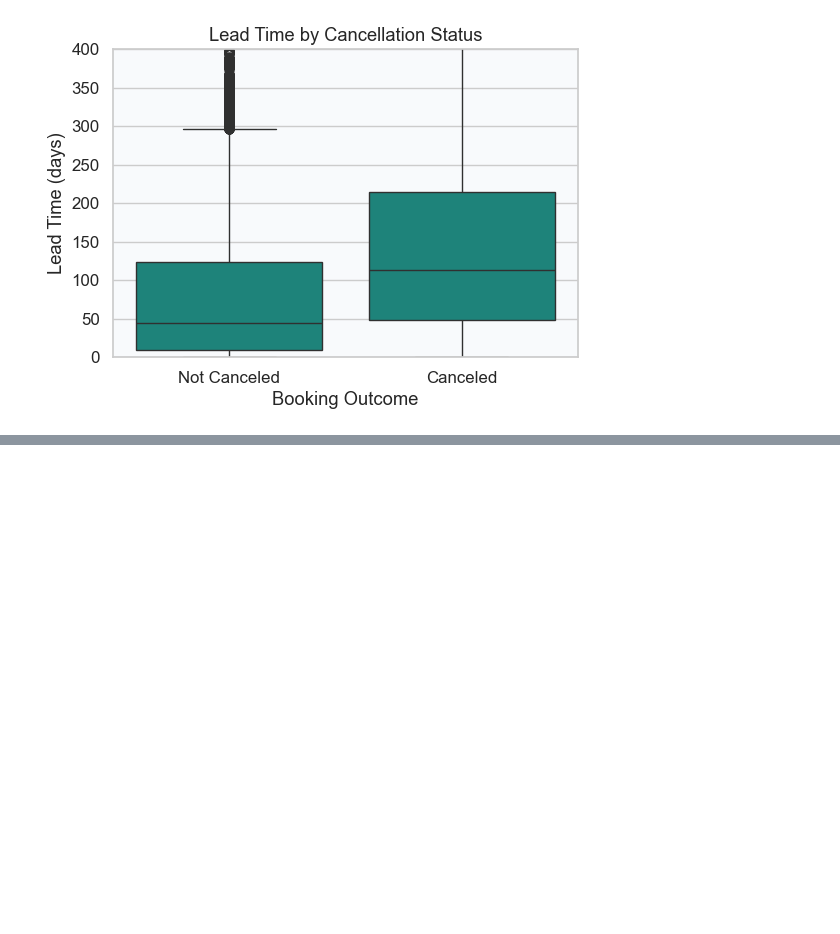
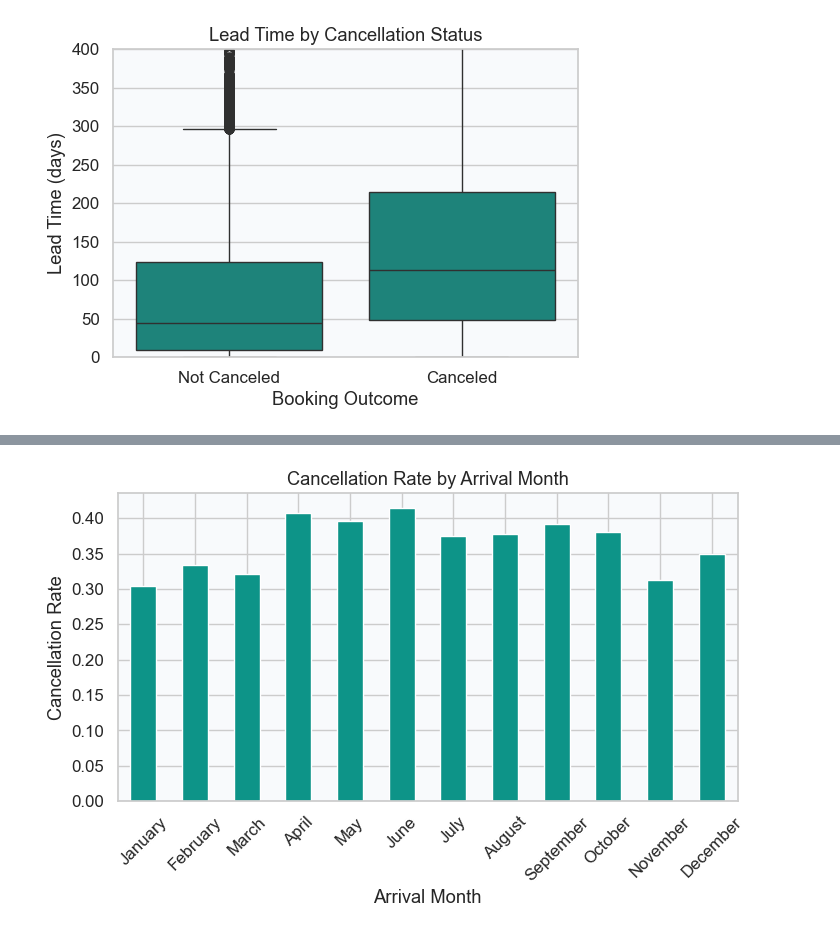
Before and after one commit to leo-leung04/hotel-overbook, a Jupyter notebook: 00_data_stat.ipynb, the cells around one changed output, grey strips where cells are left out. Cells and saved outputs as stored; diff of their text form; code cells hidden in the pictures; blank space fills up the shorter version.

```diff
--- a/00_data_stat.ipynb
+++ b/00_data_stat.ipynb
@@ -200,0 +201,19 @@ plt.show()
+# %%
+month_order = [
+"January","February","March","April","May","June",
+"July","August","September","October","November","December"
+]
+
+month_cancel = df.groupby("arrival_date_month")["is_canceled"].mean().reindex(month_order)
+
+month_cancel.plot(kind="bar", figsize=(8,4))
+
+plt.xlabel("Arrival Month")
+plt.ylabel("Cancellation Rate")
+plt.title("Cancellation Rate by Arrival Month")
+
+plt.xticks(rotation=45)
+
+plt.show()
+# %% [output]
+[figure, added]
```
Also changed, not shown: parts of 1 cell of this notebook.
